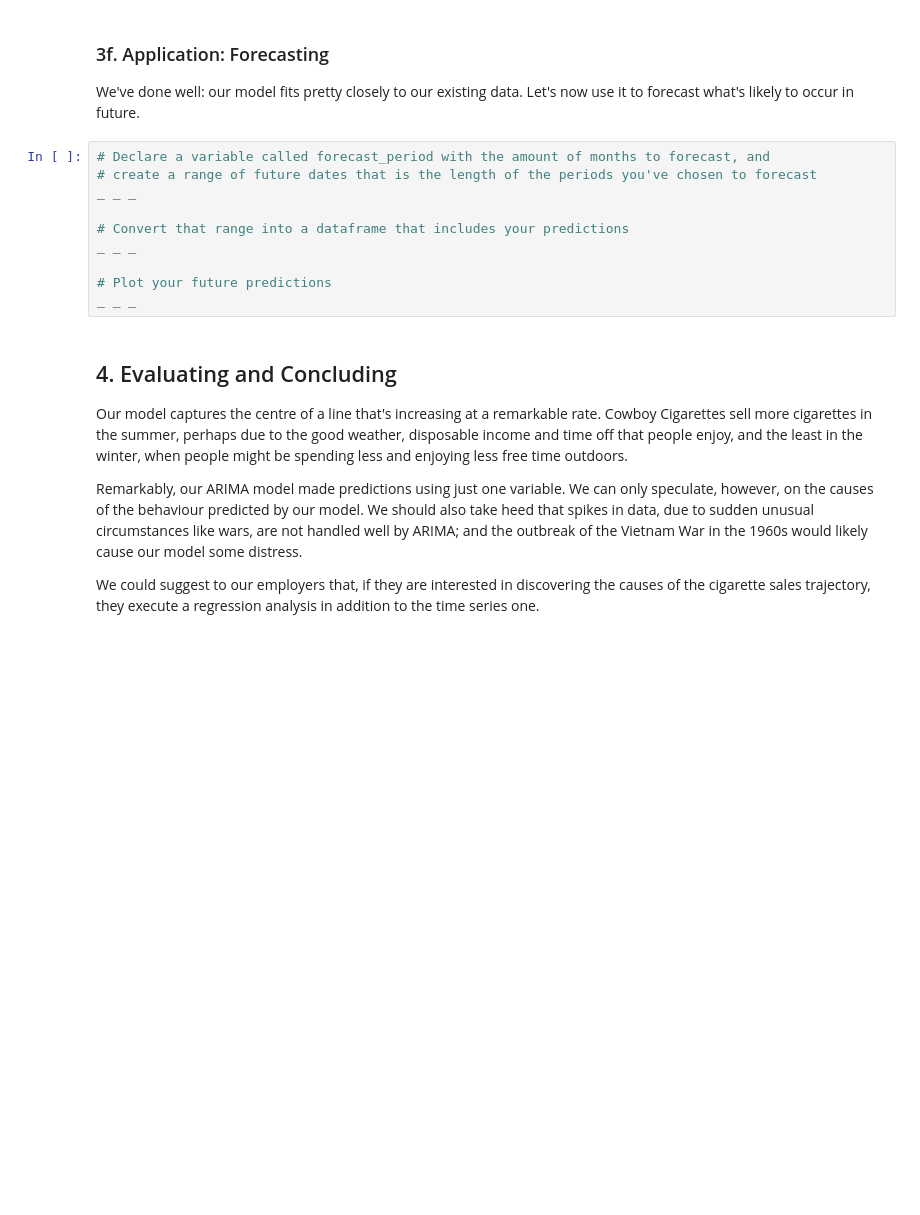
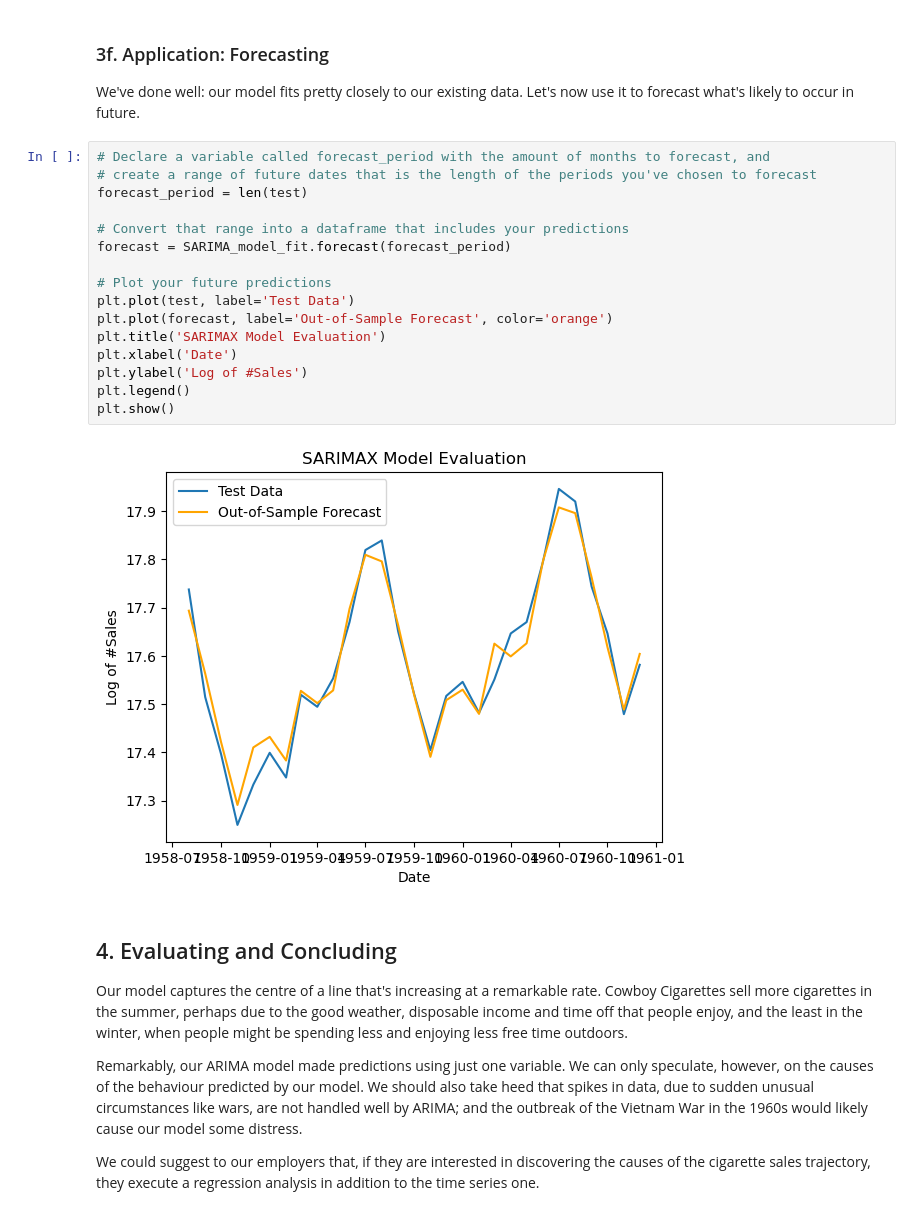
Before and after one commit to hao-udoin/Springboard-data-science, a Jupyter notebook: 20.1 Time Series/Cowboy Cigarettes Case Study - Tier 3.ipynb, the cells around one changed output. Cells and saved outputs as stored; diff of their text form; blank space fills up the shorter version.

```diff
--- a/20.1 Time Series/Cowboy Cigarettes Case Study - Tier 3.ipynb
+++ b/20.1 Time Series/Cowboy Cigarettes Case Study - Tier 3.ipynb
@@ -523,13 +549,21 @@ We've done well: our model fits pretty closely to our existing data. Let's now u
 # %%
 # Declare a variable called forecast_period with the amount of months to forecast, and
 # create a range of future dates that is the length of the periods you've chosen to forecast
-_ _ _
+forecast_period = len(test)
 
 # Convert that range into a dataframe that includes your predictions
-_ _ _
+forecast = SARIMA_model_fit.forecast(forecast_period)
 
 # Plot your future predictions
-_ _ _
+plt.plot(test, label='Test Data')
+plt.plot(forecast, label='Out-of-Sample Forecast', color='orange')
+plt.title('SARIMAX Model Evaluation')
+plt.xlabel('Date')
+plt.ylabel('Log of #Sales')
+plt.legend()
+plt.show()
+# %% [output]
+[figure, added]
 # %% [markdown]
 ## 4. Evaluating and Concluding
 
```
Also changed, not shown: parts of 15 cells of this notebook, 1 other file.
